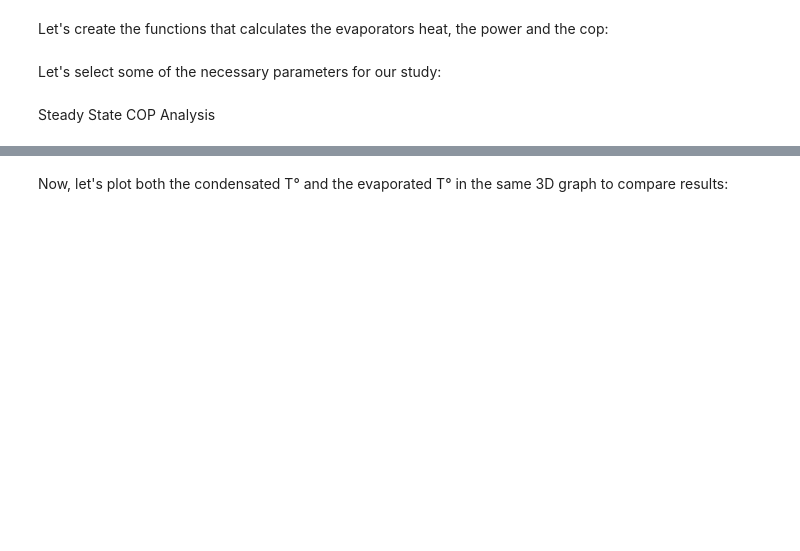
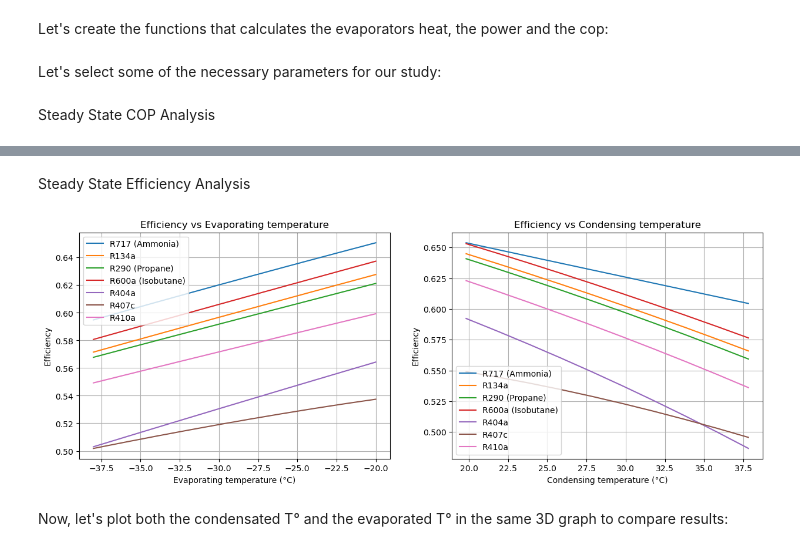
Before and after one commit to boujuan/Renewable_Energy_Heat, a Jupyter notebook: Main_Notebook.ipynb, the cells around one changed output, grey strips where cells are left out. Saved outputs shown, nothing was run; the diff lists cells and outputs as text; code cells hidden in the pictures; blank space fills up the shorter version.

```diff
--- a/Main_Notebook.ipynb
+++ b/Main_Notebook.ipynb
@@ -140,3 +160,36 @@ ax[1].grid()
+# %% [markdown]
+Steady State Efficiency Analysis
+# %%
+
+# Plotting
+fig, ax = plt.subplots(1, 2, figsize=(15, 5))
+ax[0].plot(evap_temp_list - 273.15, steady_state_eff_list_evap[:len(evap_temp_list)], label="R717 (Ammonia)")
+ax[0].plot(evap_temp_list - 273.15, steady_state_eff_list_evap[len(evap_temp_list):2*len(evap_temp_list)], label="R134a")
+ax[0].plot(evap_temp_list - 273.15, steady_state_eff_list_evap[2*len(evap_temp_list):3*len(evap_temp_list)], label="R290 (Propane)")
+ax[0].plot(evap_temp_list - 273.15, steady_state_eff_list_evap[3*len(evap_temp_list):4*len(evap_temp_list)], label="R600a (Isobutane)")
+ax[0].plot(evap_temp_list - 273.15, steady_state_eff_list_evap[4*len(evap_temp_list):5*len(evap_temp_list)], label="R404a")
+ax[0].plot(evap_temp_list - 273.15, steady_state_eff_list_evap[5*len(evap_temp_list):6*len(evap_temp_list)], label="R407c")
+ax[0].plot(evap_temp_list - 273.15, steady_state_eff_list_evap[6*len(evap_temp_list):7*len(evap_temp_list)], label="R410a")
+ax[0].set_xlabel("Evaporating temperature (°C)")
+ax[0].set_ylabel("Efficiency")
+ax[0].set_title("Efficiency vs Evaporating temperature")
+ax[0].legend()
+ax[0].grid()
+
+ax[1].plot(cond_temp_list - 273.15, steady_state_eff_list_cond[:len(cond_temp_list)], label="R717 (Ammonia)")
+ax[1].plot(cond_temp_list - 273.15, steady_state_eff_list_cond[len(cond_temp_list):2*len(cond_temp_list)], label="R134a")
+ax[1].plot(cond_temp_list - 273.15, steady_state_eff_list_cond[2*len(cond_temp_list):3*len(cond_temp_list)], label="R290 (Propane)")
+ax[1].plot(cond_temp_list - 273.15, steady_state_eff_list_cond[3*len(cond_temp_list):4*len(cond_temp_list)], label="R600a (Isobutane)")
+ax[1].plot(cond_temp_list - 273.15, steady_state_eff_list_cond[4*len(cond_temp_list):5*len(cond_temp_list)], label="R404a")
+ax[1].plot(cond_temp_list - 273.15, steady_state_eff_list_cond[5*len(cond_temp_list):6*len(cond_temp_list)], label="R407c")
+ax[1].plot(cond_temp_list - 273.15, steady_state_eff_list_cond[6*len(cond_temp_list):7*len(cond_temp_list)], label="R410a")
+ax[1].set_xlabel("Condensing temperature (°C)")
+ax[1].set_ylabel("Efficiency")
+ax[1].set_title("Efficiency vs Condensing temperature")
+ax[1].legend()
+ax[1].grid()
+# %% [output]
+[figure, added]
 # %% [markdown]
 Now, let's plot both the condensated T° and the evaporated T° in the same 3D graph to compare results:
 # %%
```
Also changed, not shown: parts of 4 cells of this notebook.
